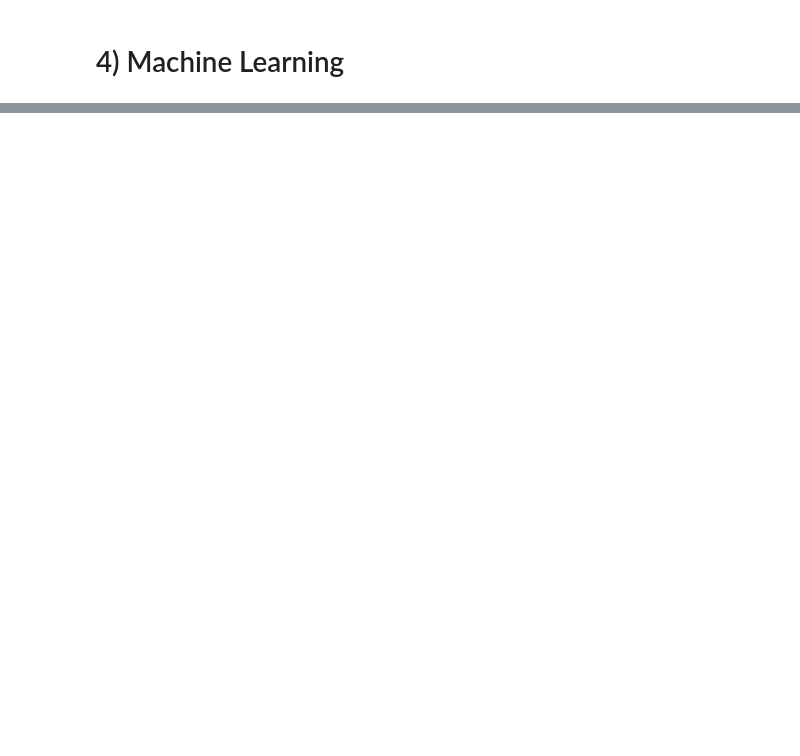
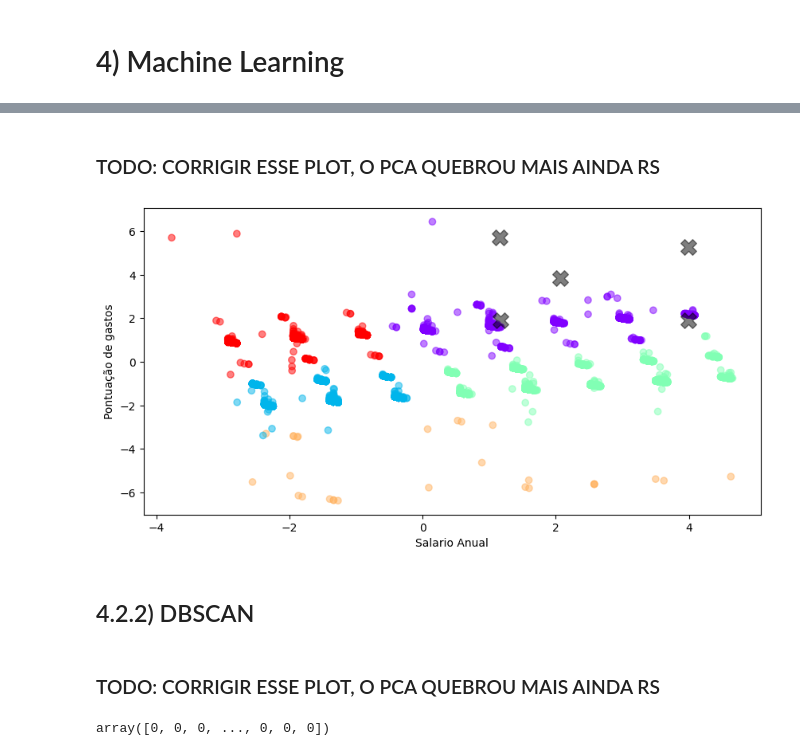
Before and after one commit to dhachcar/postech-tech-challenge-3, a Jupyter notebook: Tech_Challenge_3_Análises_para_o_Streamlit.ipynb, the cells around one changed output, grey strips where cells are left out. Cells and saved outputs as stored; diff of their text form; code cells hidden in the pictures; blank space fills up the shorter version.

```diff
--- a/Tech_Challenge_3_Análises_para_o_Streamlit.ipynb
+++ b/Tech_Challenge_3_Análises_para_o_Streamlit.ipynb
@@ -637,0 +694,4 @@ plt.show()
+# %%
+query_job = client.get_job('bquxjob_516d4ecd_18ddd82148a')
+df_casos_positivos_mes_a_mes_por_uf = query_job.result().to_dataframe()
+df_casos_positivos_mes_a_mes_por_uf
@@ -669,0 +974,16 @@ fig.show()
+# %%
+k_elbows = list(range(1, 10))
+sse = []
+
+# Roda o K-means para cada k fornecido
+for i in k_elbows:
+    kmeans = KMeans(n_clusters=i, random_state=777)
+    kmeans.fit(x)
+    sse.append(kmeans.inertia_) #calculo do erro do k-mens (mudar o centroide dos dados)
+
+plt.rcParams['figure.figsize'] = (10, 5)
+# Plota o gráfico com a soma dos erros quadraticos
+plt.plot(k_elbows, sse, '-o')
+plt.xlabel(r'Número de clusters')
+plt.ylabel('Inércia')
+plt.show()
@@ -669,0 +1011,12 @@ fig.show()
+# %%
+# Definindo o modelo de clusterizacao. K-MEANS com 5 clusters
+kmeans = KMeans(n_clusters=5,random_state=777)
+
+#Implementando o K-Means nos dados:
+kmeans.fit(x)
+
+#Salvando os centroides de cada cluster
+centroides = kmeans.cluster_centers_
+
+#Salvando os labels dos clusters para cada exemplo
+kmeans_labels = kmeans.predict(x)
@@ -669,0 +1025,16 @@ fig.show()
+# %%
+# utilizando PCA para tentar reduzir a dimensionalidade dos dados
+pca = PCA(n_components=2)
+X_pca = pca.fit_transform(x)
+# %% [markdown]
+### TODO: CORRIGIR ESSE PLOT, O PCA QUEBROU MAIS AINDA RS
+# %%
+plt.scatter(X_pca[:, 0], X_pca[:, 1], c=kmeans_labels, alpha=0.5, cmap='rainbow')
+plt.xlabel('Salario Anual')
+plt.ylabel('Pontuação de gastos')
+# plotando os centroides
+plt.scatter(centroides[:, 0], centroides[:, 1], c='black', marker='X', s=200, alpha=0.5)
+plt.rcParams['figure.figsize'] = (10, 5)
+plt.show()
+# %% [output]
+[figure, added]
@@ -669,0 +1044,14 @@ fig.show()
+# %% [markdown]
+## 4.2.2) DBSCAN
+# %% [markdown]
+### TODO: CORRIGIR ESSE PLOT, O PCA QUEBROU MAIS AINDA RS
+# %%
+#Criando o modelo:
+dbscan = DBSCAN(eps=10, min_samples=8)
+#Ajustando aos dados
+dbscan.fit(x)
+
+dbscan_labels = dbscan.labels_
+dbscan_labels
+# %% [output]
+array([0, 0, 0, ..., 0, 0, 0])
```
Also changed, not shown: parts of 52 cells of this notebook.
